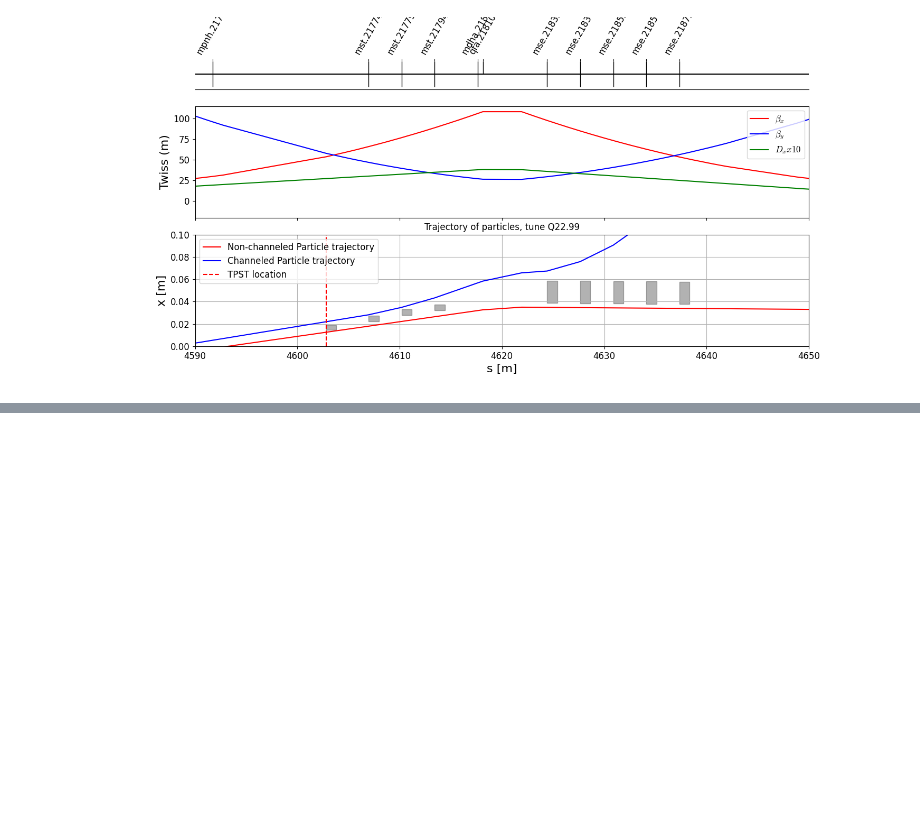
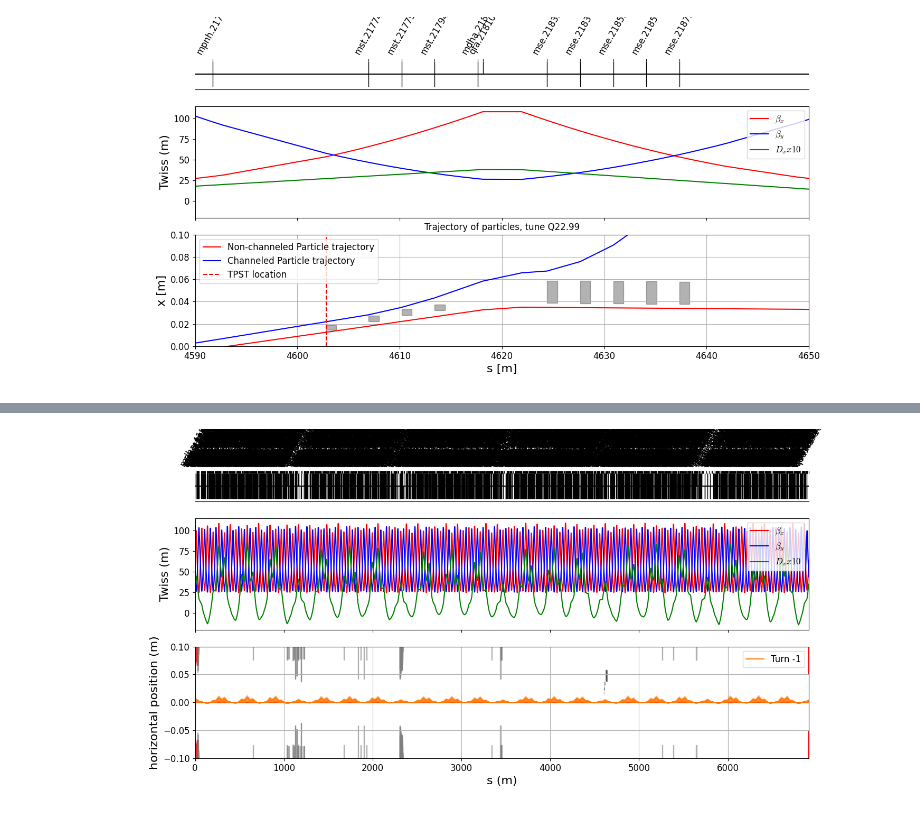
Before and after one commit to giacomells/Technical-Student-2024-2025, a Jupyter notebook: Optics studies/NonResonantExtractionExample.ipynb, the cells around one changed output, grey strips where cells are left out. Cells and saved outputs as stored; diff of their text form; code cells hidden in the pictures; blank space fills up the shorter version.

```diff
--- a/Optics studies/NonResonantExtractionExample.ipynb
+++ b/Optics studies/NonResonantExtractionExample.ipynb
@@ -658,0 +756,20 @@ fig.axes[2].legend()
+# %%
+num_turns = 1
+
+line.discard_tracker()
+line.build_tracker(_context=xo.ContextCpu())
+
+particles = particles_init.copy()
+line.track(
+    particles,
+    num_turns=num_turns,
+    # turn_by_turn_monitor=True,
+    # freeze_longitudinal=True,
+    time=True
+)
+if np.any(particles.state < 1):
+    lost_particles = np.where(particles.state < 1)[0]
+    print(f"Particles lost during tracking: {len(lost_particles)}")
+else:
+    print("No particles lost during tracking")
+record = line.time_last_track
@@ -658,0 +778,74 @@ fig.axes[2].legend()
+# %%
+fig = plt.figure(figsize=(15,7))
+
+plot_twiss(fig, tw_lss2, line)
+fig.axes[2].grid(True)
+fig.axes[2].set_xlabel('s (m)')
+fig.axes[2].set_ylabel('horizontal position (m)')
+fig.axes[2].set_ylim(-0.1, 0.1)
+
+# plotting of the envelope
+fig.axes[2].plot(tw_lss2.s, tw_lss2.x, 'r-')
+#fig.axes[2].fill_between(tw_lss2.s, tw_lss2.x-sigma_x(tw_lss2.betx, tw_lss2.dx, n_sigma=5), tw_lss2.x+sigma_x(tw_lss2.betx, tw_lss2.dx, n_sigma=5), color='r', alpha=0.3, label='core envelope')
+
+for element_name in septa_names_with_apertures:
+    x = line[element_name].interaction_process.blade_position
+    thickness = line[element_name].interaction_process.thickness
+    s = line.get_table()['s', element_name]
+    fig.axes[2].add_patch(mpl.patches.Rectangle((s, x), 1, thickness, color='k', alpha=0.3))
+
+# Insert rectangles for each element in df_elements
+for _, row in df_elements.iterrows():
+    color = 'grey'
+    alpha = 0.5
+    if row['Element Name'] in [elem[0] for elem in blocking_elements]:
+        color = 'red'
+        alpha = 1.0
+    # Rectangle from min_x to bottom
+    rect_min = plt.Rectangle((row['Position'], -0.25), width=8, height=row['min_x'] + 0.25, color=color, alpha=alpha)
+    fig.axes[2].add_patch(rect_min)
+
+    # Rectangle from max_x to top
+    rect_max = plt.Rectangle((row['Position'], row['max_x']), width=8, height=0.25 - row['max_x'], color=color, alpha=alpha)
+    fig.axes[2].add_patch(rect_max)
+
+## PLOTTING TRAJECTORIES
+n_traj = 100
+
+ax = fig.axes[2]
+alpha = 10/n_traj
+plot_only_lost = False
+num_turns = 1
+
+all_trajs = tw_lss2_df.apply(lambda row: row['monitors'].x, axis=1)
+all_trajs = np.stack(all_trajs.values)
+
+for ipart in np.random.randint(0, particles._capacity, size=n_traj):
+    state = particles.state[ipart]
+    if plot_only_lost and state > 0:
+        print(f"Skipping particle {ipart} ")
+        continue
+
+    particle_id = particles.particle_id[ipart]
+    el_lost = particles.at_element[ipart]
+    traj = all_trajs[:, particle_id, :]
+    # print(f"Particle {ipart} lost at {el_lost} with state {state} and id {particle_id} ")
+
+    if state <= 0:
+        # need to recontruct the turns since the particle was last
+        s_lost = line.get_table()['s', line.element_names[el_lost]]
+        row_lost = tw_lss2_df[abs(tw_lss2_df['s'] - s_lost) < 30e-3].iloc[0]
+        i_lost = row_lost['i_monitor']+1
+
+        traj_corr = np.nan * np.ones_like(traj)
+        traj_corr[:i_lost, -1] = traj[:i_lost, -1]
+        for iturn in range(2, num_turns+1):
+            traj_corr[:, -iturn] = np.hstack([traj[:i_lost, -iturn-1], traj[i_lost:, -iturn]])
+        traj = traj_corr
+
+    for iturn in range(1, num_turns+1):
+        ax.plot(tw_lss2_df['s'], traj[:, -iturn], color=plt.cm.tab10(iturn), alpha=alpha, ls='-')
+for iturn in range(1, num_turns+1):
+    ax.plot([], [], color=plt.cm.tab10(iturn), label=f"Turn -{iturn}")
+ax.legend()
+# %% [output]
@@ -658,0 +853 @@ fig.axes[2].legend()
+[figure, added]
```
Also changed, not shown: parts of 14 cells of this notebook.
